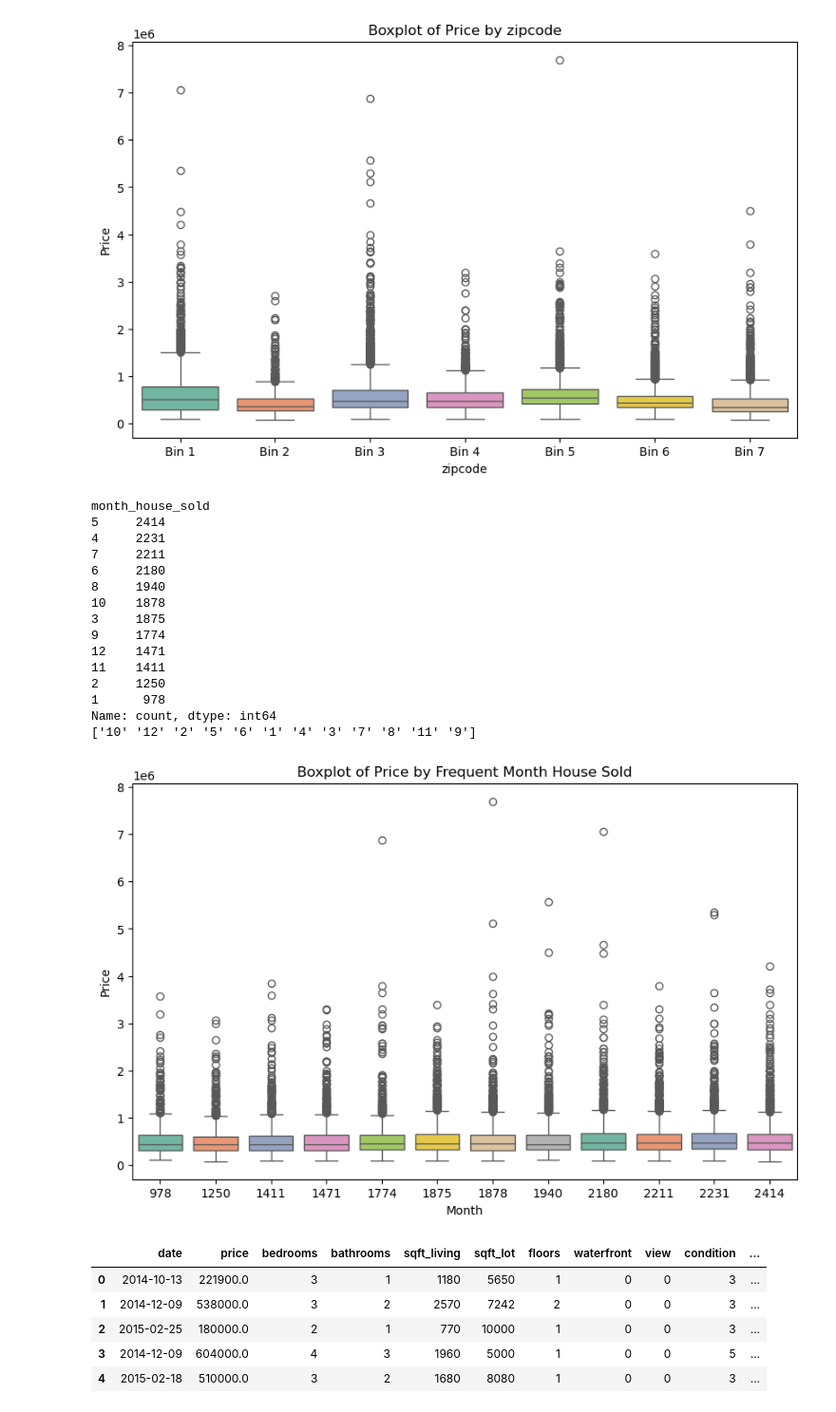
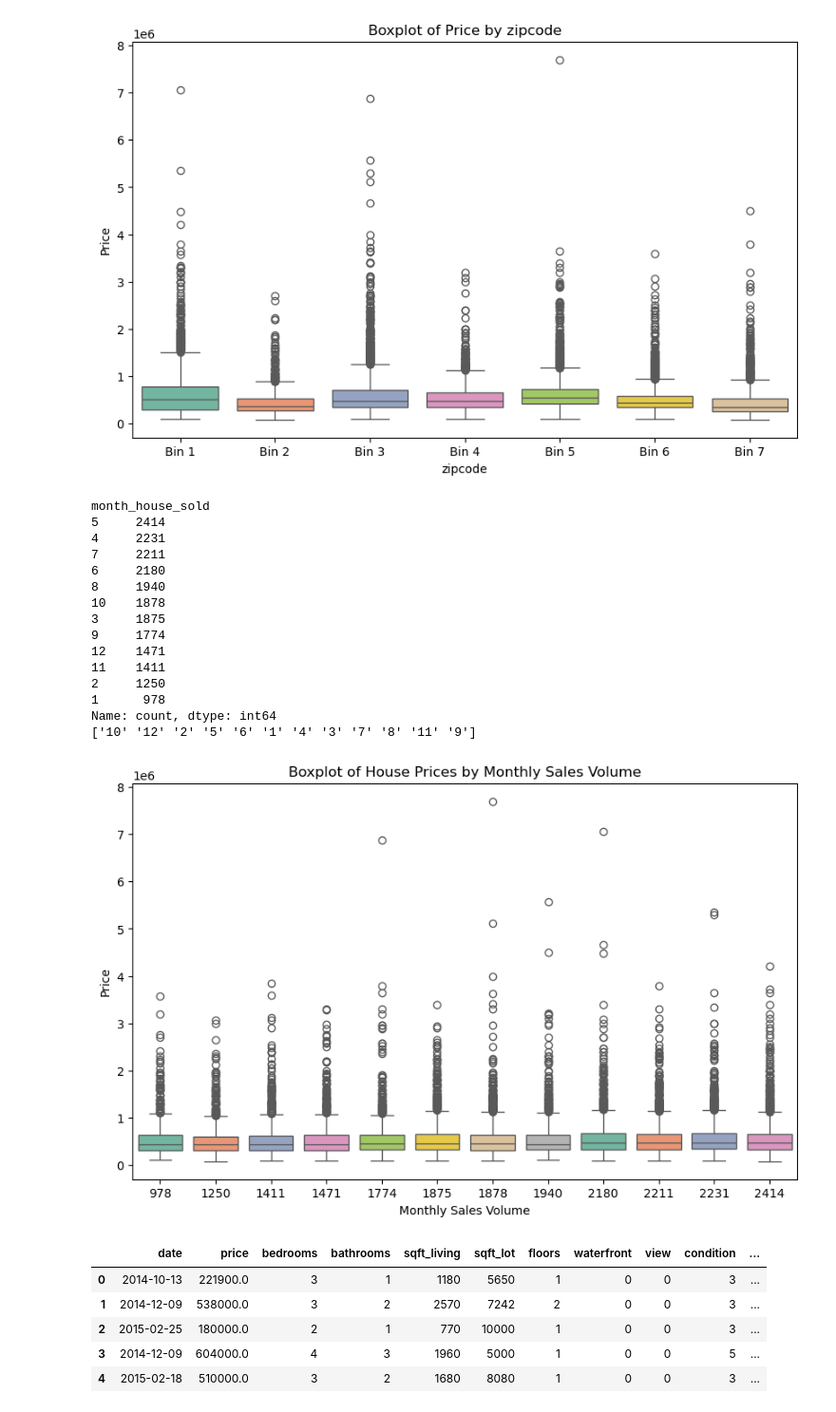
Before and after one commit to Sambath82/House-Sales-in-King-County, a Jupyter notebook: Notebooks/House_Sales_in_King_Count_USA_v3.ipynb, the cells around one changed output. Shown at 95% size. Saved outputs shown, nothing was run; the diff lists cells and outputs as text; code cells hidden in the pictures.

```diff
--- a/Notebooks/House_Sales_in_King_Count_USA_v3.ipynb
+++ b/Notebooks/House_Sales_in_King_Count_USA_v3.ipynb
@@ -309,30 +309,30 @@ plot_boxplot_category(df, categorical_column='zipcode-binned', target_column='pr
 # %%
 df['month_house_sold'] = df['date'].dt.month
 df['month_house_sold'] = df['month_house_sold'].astype(str)
 df['month_house_sold']
 value_counts = df['month_house_sold'].value_counts()
 print(value_counts)
 print(df['month_house_sold'].unique())
 df['month_house_sold_encoded'] = df['month_house_sold'].map(value_counts)
 plot_boxplot_category(df, categorical_column='month_house_sold_encoded', target_column='price',
-                      title="Boxplot of Price by Frequent Month House Sold", x_label="Month", y_label="Price")
+                      title="Boxplot of House Prices by Monthly Sales Volume", x_label="Monthly Sales Volume", y_label="Price")
 # %% [output]
 month_house_sold
 5     2414
 4     2231
 7     2211
 6     2180
 8     1940
 10    1878
 3     1875
 9     1774
 12    1471
 11    1411
 2     1250
 1      978
 Name: count, dtype: int64
 ['10' '12' '2' '5' '6' '1' '4' '3' '7' '8' '11' '9']
-[figure, old version]
+[figure, new version]
 # %%
 pd.options.display.max_columns = 200
 df.head()
```
Also changed, not shown: parts of 15 cells of this notebook.
